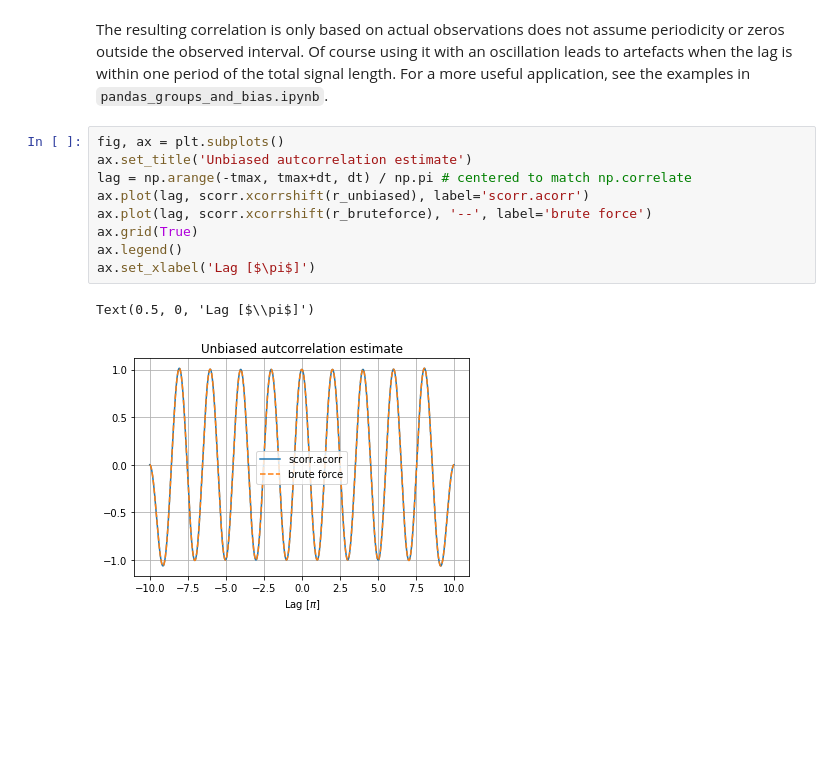
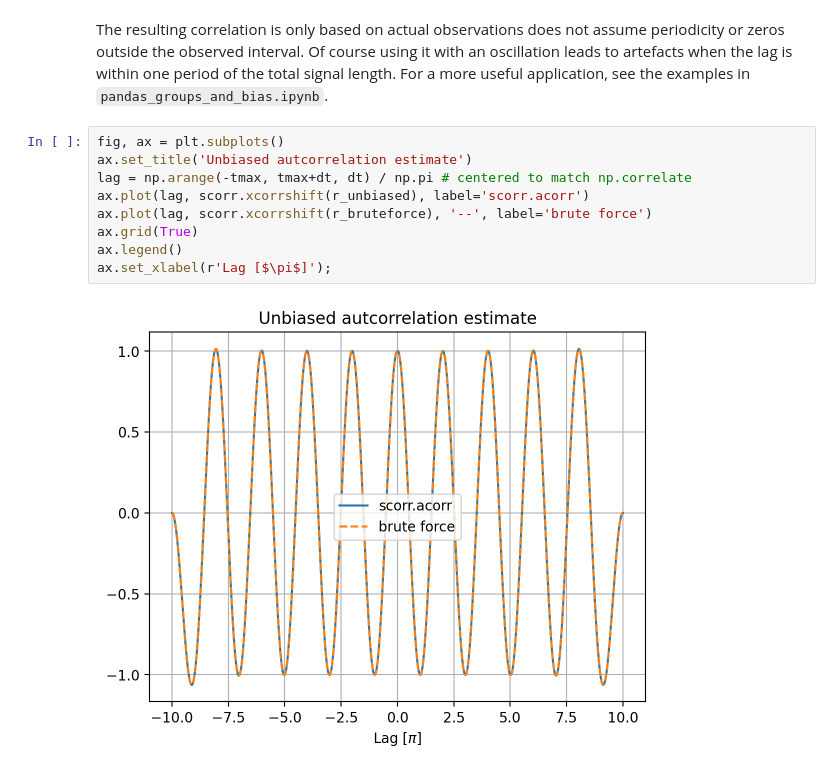
Before and after one commit to felixpatzelt/scorr, a Jupyter notebook: examples/scorr_periodic_vs_aperiodic_vs_unbiased.ipynb, the cells around one changed output. Cells and saved outputs as stored; diff of their text form; blank space fills up the shorter version.

```diff
--- a/examples/scorr_periodic_vs_aperiodic_vs_unbiased.ipynb
+++ b/examples/scorr_periodic_vs_aperiodic_vs_unbiased.ipynb
@@ -142,12 +139,11 @@ The resulting correlation is only based on actual observations does not assume p
 # %%
 fig, ax = plt.subplots()
 ax.set_title('Unbiased autcorrelation estimate')
 lag = np.arange(-tmax, tmax+dt, dt) / np.pi # centered to match np.correlate
 ax.plot(lag, scorr.xcorrshift(r_unbiased), label='scorr.acorr')
 ax.plot(lag, scorr.xcorrshift(r_bruteforce), '--', label='brute force')
 ax.grid(True)
 ax.legend()
-ax.set_xlabel('Lag [$\pi$]')
+ax.set_xlabel(r'Lag [$\pi$]');
 # %% [output]
-Text(0.5, 0, 'Lag [$\\pi$]')
-[figure, old version]
+[figure, new version]
```
Also changed, not shown: parts of 8 cells of this notebook, 3 other files.
